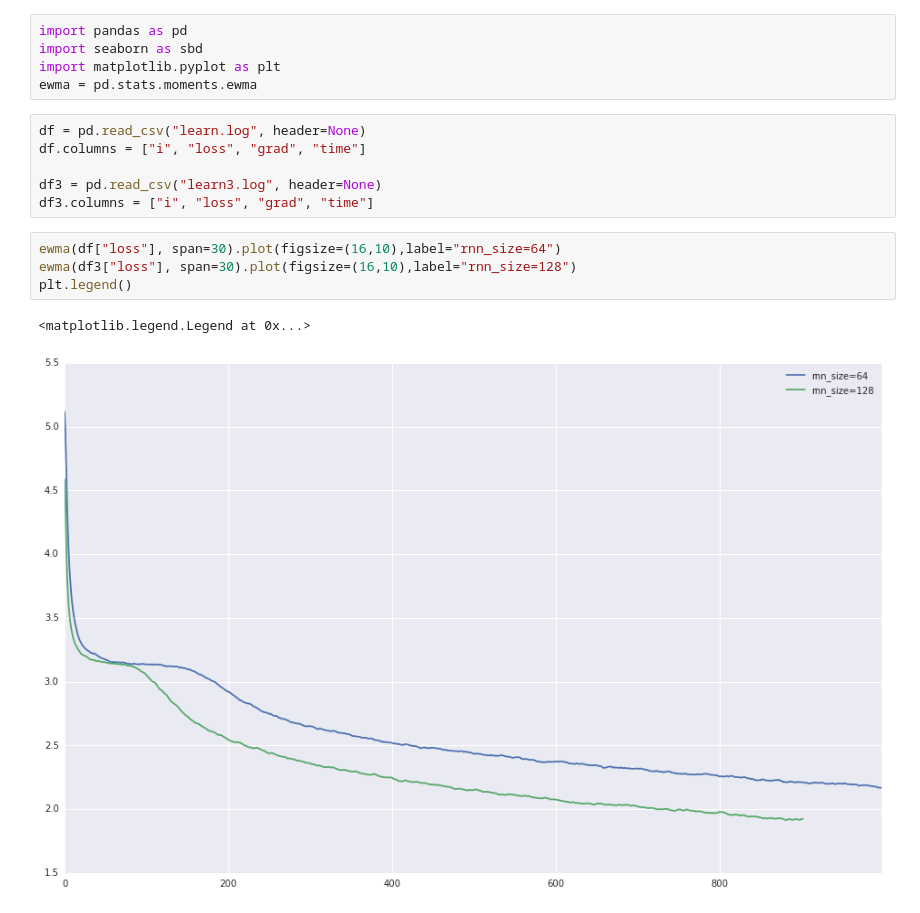
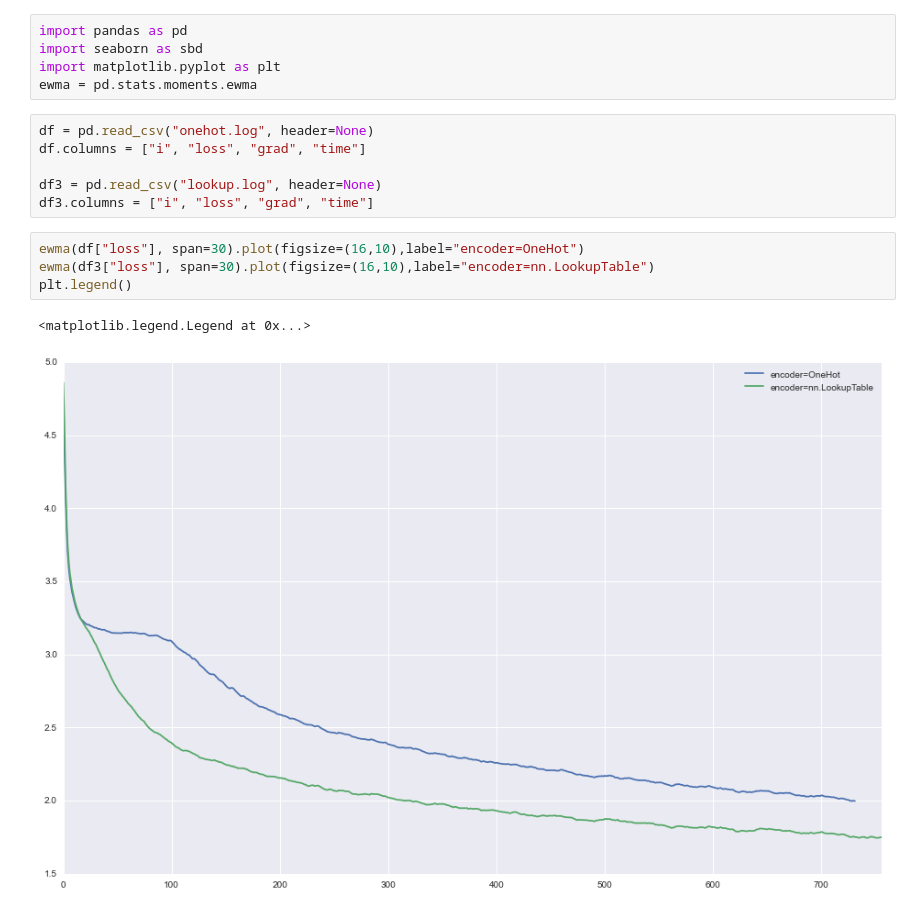
Before and after one commit to karpathy/char-rnn, a Jupyter notebook: Untitled.ipynb, the cells around one changed output. Saved outputs shown, nothing was run; the diff lists cells and outputs as text.

```diff
--- a/Untitled.ipynb
+++ b/Untitled.ipynb
@@ -6,18 +6,18 @@ import seaborn as sbd
 import matplotlib.pyplot as plt
 ewma = pd.stats.moments.ewma
 # %%
-df = pd.read_csv("learn.log", header=None)
+df = pd.read_csv("onehot.log", header=None)
 df.columns = ["i", "loss", "grad", "time"]
 
-df3 = pd.read_csv("learn3.log", header=None)
+df3 = pd.read_csv("lookup.log", header=None)
 df3.columns = ["i", "loss", "grad", "time"]
 # %%
-ewma(df["loss"], span=30).plot(figsize=(16,10),label="rnn_size=64")
-ewma(df3["loss"], span=30).plot(figsize=(16,10),label="rnn_size=128")
+ewma(df["loss"], span=30).plot(figsize=(16,10),label="encoder=OneHot")
+ewma(df3["loss"], span=30).plot(figsize=(16,10),label="encoder=nn.LookupTable")
 plt.legend()
 # %% [output]
 <matplotlib.legend.Legend at 0x...>
-[figure, old version]
+[figure, new version]
 # %%
 ewma(df["grad"], span=200).plot(figsize=(16,5))
 ewma(df3["grad"], span=200).plot(figsize=(16,5))
```
Also changed, not shown: parts of 3 cells of this notebook, 3 other files.
